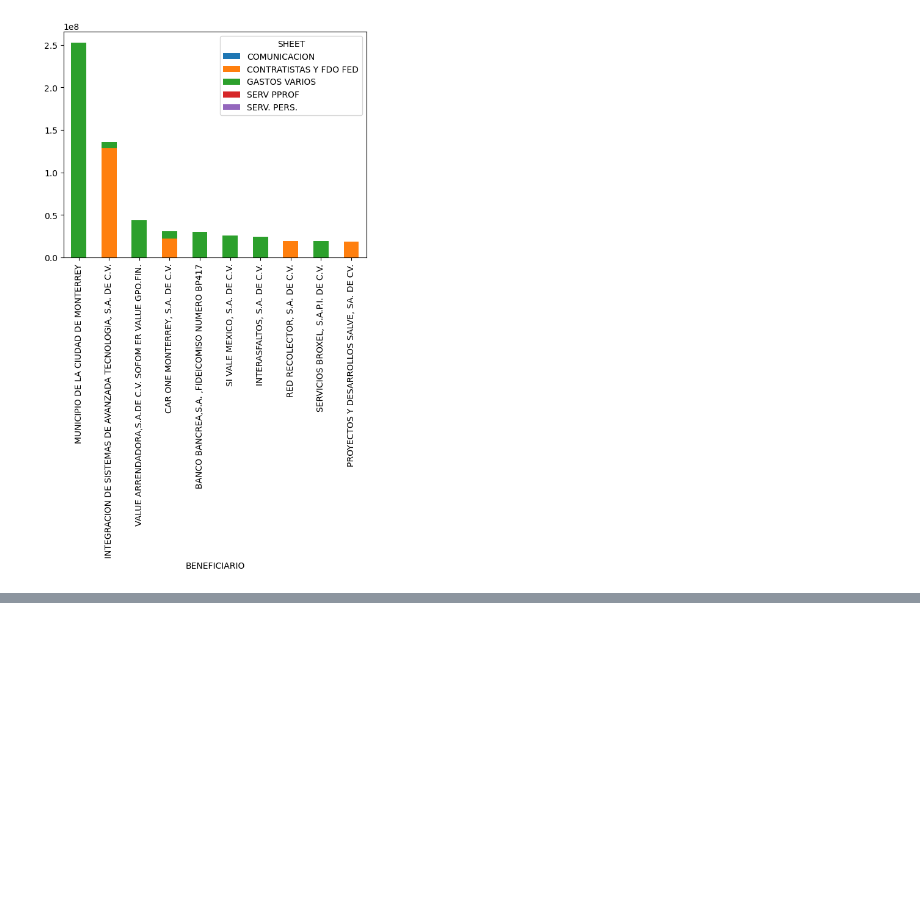
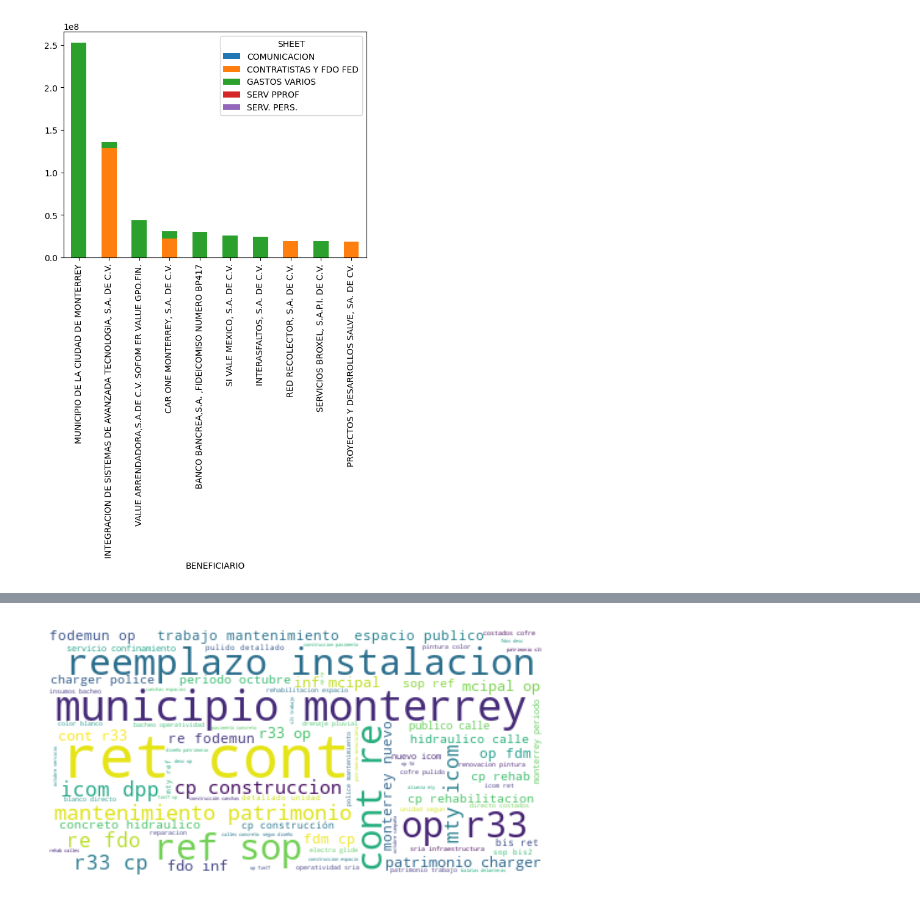
Before and after one commit to Alejolamilla/December_purchases_project, a Jupyter notebook: notebooks/02_exploration.ipynb, the cells around one changed output, grey strips where cells are left out. Saved outputs shown, nothing was run; the diff lists cells and outputs as text; code cells hidden in the pictures; blank space fills up the shorter version.

Commit message:
finished EDA, added the text analysis

```diff
--- a/notebooks/02_exploration.ipynb
+++ b/notebooks/02_exploration.ipynb
@@ -155,0 +162,8 @@ compras_sheet_beneficiario.loc[top_beneficiarios].plot.bar(stacked=True)
+# %%
+purchases_text = ""
+
+for row in purchases["CONCEPTO"]:
+    purchases_text = purchases_text + " " + row
+# %%
+nltk.download('stopwords')
+stopwords_list = stopwords.words("spanish") + ["2020", "cont", "millar", "dpp", "est", "op", "ret", "mty", "icom"]
@@ -155,0 +174,2 @@ compras_sheet_beneficiario.loc[top_beneficiarios].plot.bar(stacked=True)
+# %%
+purchases_text = " ".join([x for x in purchases_text.strip().lower().split(" ") if x not in stopwords_list and len(x)>4])
@@ -155,0 +179,9 @@ compras_sheet_beneficiario.loc[top_beneficiarios].plot.bar(stacked=True)
+# %%
+wc = WordCloud(background_color="white")
+wc.generate(purchases_text)
+
+plt.axis("off")
+plt.imshow(wc, interpolation="bilinear")
+plt.show()
+# %% [output]
+[figure, added]
```
Also changed, not shown: parts of 4 cells of this notebook, 1 other file.
